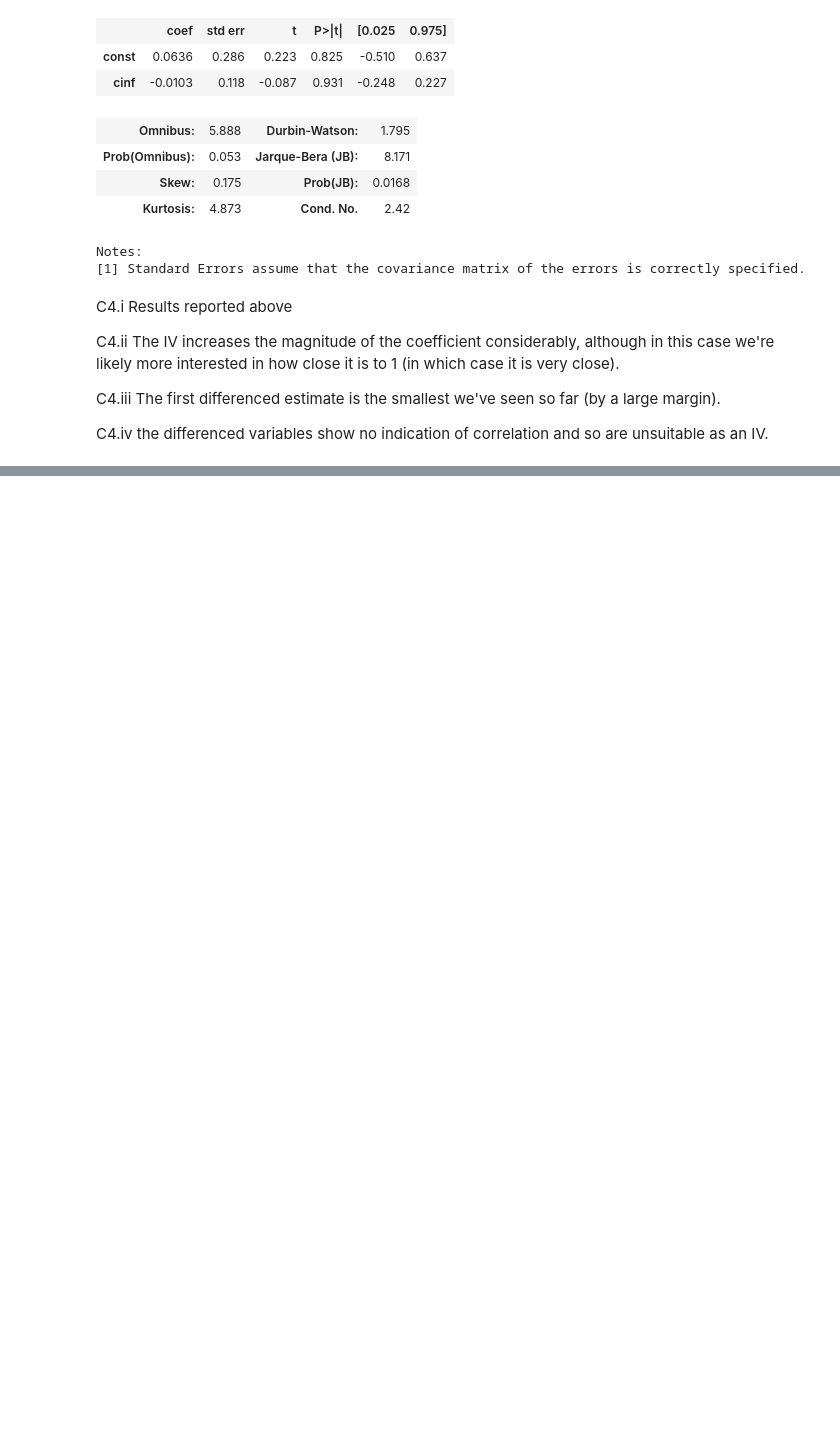
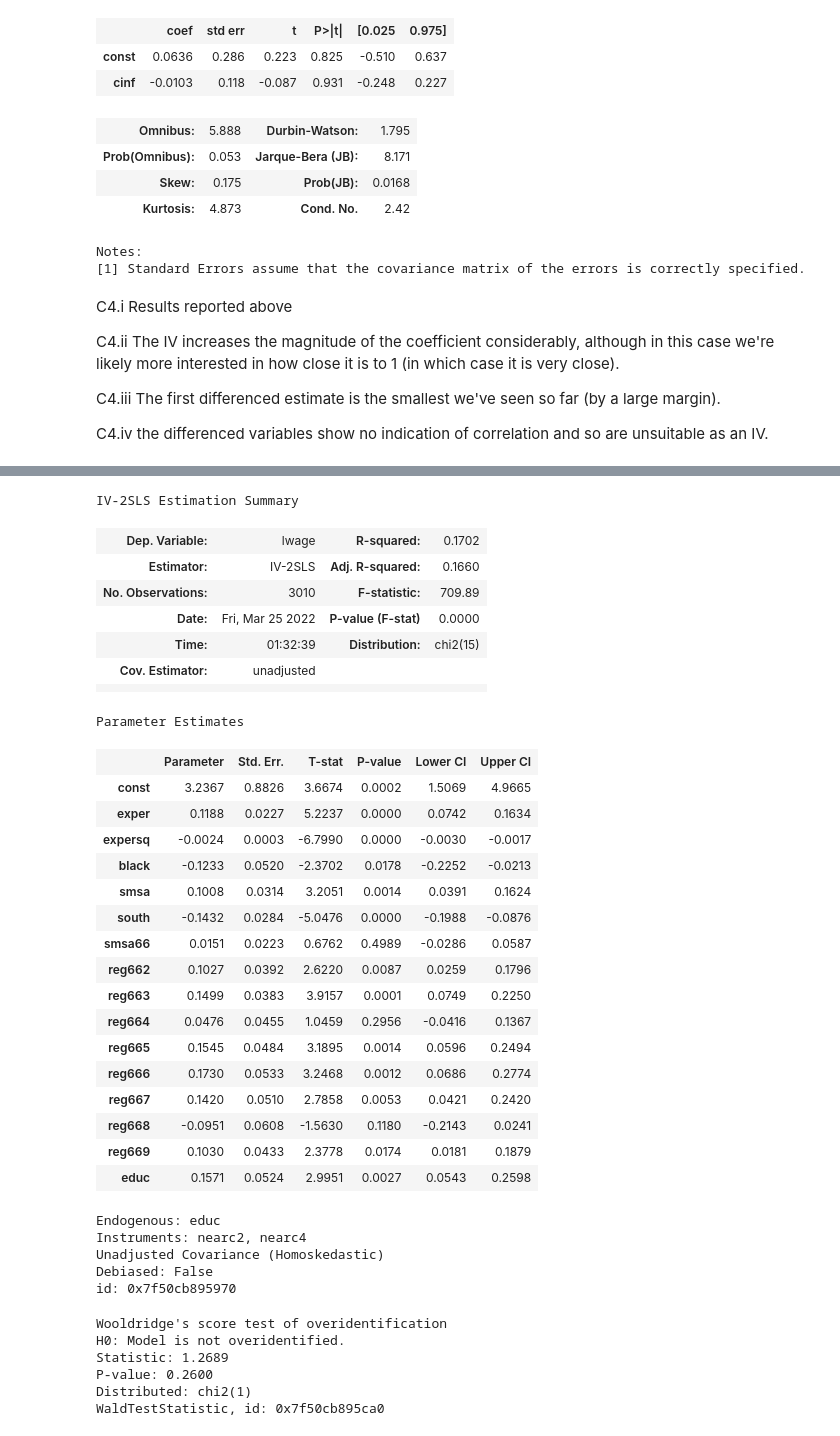
Before and after one commit to systemchalk/wooldridge_workbook, a Jupyter notebook: ch15.ipynb, the cells around one changed output, grey strips where cells are left out. Saved outputs shown, nothing was run; the diff lists cells and outputs as text; code cells hidden in the pictures; blank space fills up the shorter version.

```diff
--- a/ch15.ipynb
+++ b/ch15.ipynb
@@ -464,3 +464,15 @@ C4.ii The IV increases the magnitude of the coefficient considerably, although i
 C4.iii The first differenced estimate is the smallest we've seen so far (by a large margin).
 
 C4.iv the differenced variables show no indication of correlation and so are unsuitable as an IV.
+# %%
+# Exercise 5
+X = sm.add_constant(card[["nearc4", "exper", "expersq", "black", "smsa",
+                          "south", "smsa66", "reg662", "reg663", "reg664",
+                          "reg665", "reg666", "reg667", "reg668", "reg669"]])
+card["v_2"] = sm.OLS(card.educ, X, missing="drop").fit().resid
+
+X = sm.add_constant(card[["v_2", "educ", "exper", "expersq", "black", "smsa",
+                          "south", "smsa66", "reg662", "reg663", "reg664",
+                          "reg665", "reg666", "reg667", "reg668", "reg669"]])
+model = sm.OLS(card.lwage, X, missing="drop").fit()
+model.summary()
@@ -466,0 +514,47 @@ C4.iv the differenced variables show no indication of correlation and so are uns
+# %%
+X = sm.add_constant(card[["exper", "expersq", "black", "smsa",
+                          "south", "smsa66", "reg662", "reg663", "reg664",
+                          "reg665", "reg666", "reg667", "reg668", "reg669"]])
+model = IV2SLS(card.lwage, X, card.educ, card[["nearc2", "nearc4"]]).fit(cov_type="unadjusted")
+model
+# %% [output]
+IV-2SLS Estimation Summary
+| Dep. Variable: | lwage | R-squared: | 0.1702 |
+| Estimator: | IV-2SLS | Adj. R-squared: | 0.1660 |
+| No. Observations: | 3010 | F-statistic: | 709.89 |
+| Date: | Fri, Mar 25 2022 | P-value (F-stat) | 0.0000 |
+| Time: | 01:32:39 | Distribution: | chi2(15) |
+| Cov. Estimator: | unadjusted |  |  |
+|  |  |  |  |
+Parameter Estimates
+|  | Parameter | Std. Err. | T-stat | P-value | Lower CI | Upper CI |
+| const | 3.2367 | 0.8826 | 3.6674 | 0.0002 | 1.5069 | 4.9665 |
+| exper | 0.1188 | 0.0227 | 5.2237 | 0.0000 | 0.0742 | 0.1634 |
+| expersq | -0.0024 | 0.0003 | -6.7990 | 0.0000 | -0.0030 | -0.0017 |
+| black | -0.1233 | 0.0520 | -2.3702 | 0.0178 | -0.2252 | -0.0213 |
+| smsa | 0.1008 | 0.0314 | 3.2051 | 0.0014 | 0.0391 | 0.1624 |
+| south | -0.1432 | 0.0284 | -5.0476 | 0.0000 | -0.1988 | -0.0876 |
+| smsa66 | 0.0151 | 0.0223 | 0.6762 | 0.4989 | -0.0286 | 0.0587 |
+| reg662 | 0.1027 | 0.0392 | 2.6220 | 0.0087 | 0.0259 | 0.1796 |
+| reg663 | 0.1499 | 0.0383 | 3.9157 | 0.0001 | 0.0749 | 0.2250 |
+| reg664 | 0.0476 | 0.0455 | 1.0459 | 0.2956 | -0.0416 | 0.1367 |
+| reg665 | 0.1545 | 0.0484 | 3.1895 | 0.0014 | 0.0596 | 0.2494 |
+| reg666 | 0.1730 | 0.0533 | 3.2468 | 0.0012 | 0.0686 | 0.2774 |
+| reg667 | 0.1420 | 0.0510 | 2.7858 | 0.0053 | 0.0421 | 0.2420 |
+| reg668 | -0.0951 | 0.0608 | -1.5630 | 0.1180 | -0.2143 | 0.0241 |
+| reg669 | 0.1030 | 0.0433 | 2.3778 | 0.0174 | 0.0181 | 0.1879 |
+| educ | 0.1571 | 0.0524 | 2.9951 | 0.0027 | 0.0543 | 0.2598 |
+Endogenous: educ
+Instruments: nearc2, nearc4
+Unadjusted Covariance (Homoskedastic)
+Debiased: False
+id: 0x7f50cb895970
+# %%
+model.wooldridge_overid
+# %% [output]
+Wooldridge's score test of overidentification
+H0: Model is not overidentified.
+Statistic: 1.2689
+P-value: 0.2600
+Distributed: chi2(1)
+WaldTestStatistic, id: 0x7f50cb895ca0
```
Also changed, not shown: parts of 27 cells of this notebook.
